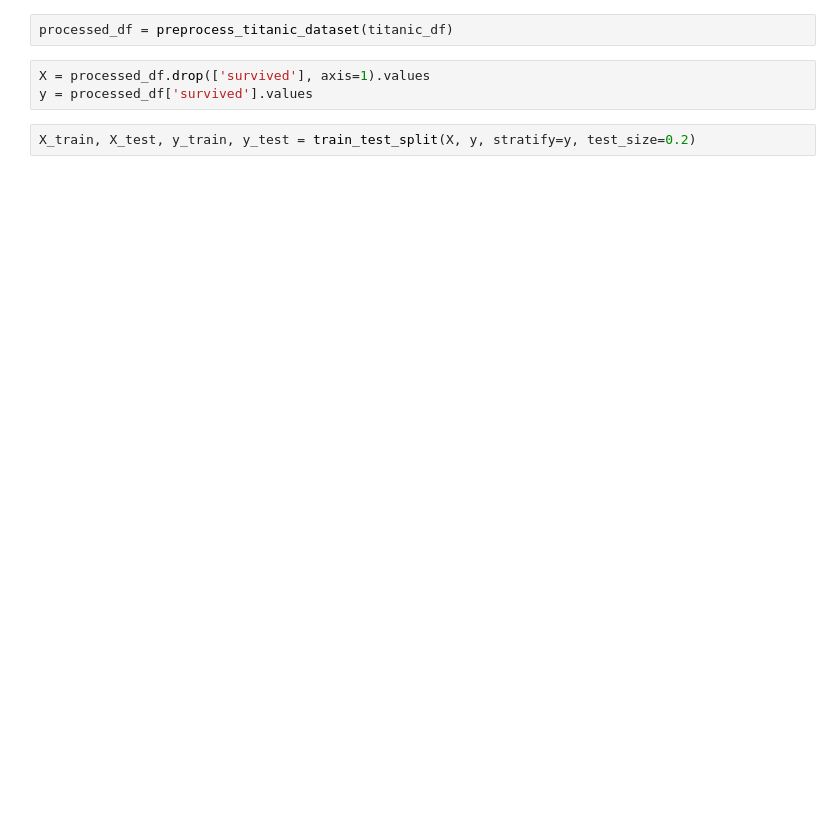
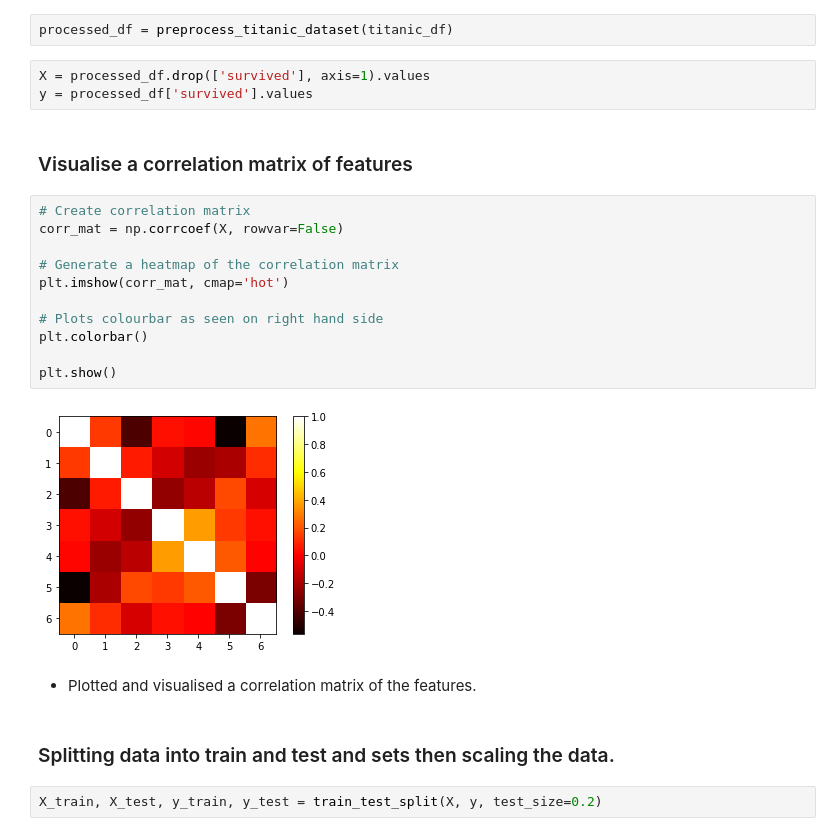
Before and after one commit to vipulpopat/MSCAI_CE4021_Project, a Jupyter notebook: Etivity_10131531.ipynb, the cells around one changed output. Cells and saved outputs as stored; diff of their text form; blank space fills up the shorter version.

Commit message:
add team feedback
- Added label axis
- Comments on outputs and visualisation
- Summary table of results
- Scaling the data

```diff
--- a/Etivity_10131531.ipynb
+++ b/Etivity_10131531.ipynb
@@ -99,5 +144,24 @@ processed_df = preprocess_titanic_dataset(titanic_df)
 # %%
 X = processed_df.drop(['survived'], axis=1).values
 y = processed_df['survived'].values
+# %% [markdown]
+### Visualise a correlation matrix of features
+# %%
+# Create correlation matrix
+corr_mat = np.corrcoef(X, rowvar=False)
+
+# Generate a heatmap of the correlation matrix
+plt.imshow(corr_mat, cmap='hot')
+
+# Plots colourbar as seen on right hand side
+plt.colorbar()
+
+plt.show()
+# %% [output]
+[figure, added]
+# %% [markdown]
+* Plotted and visualised a correlation matrix of the features.
+# %% [markdown]
+### Splitting data into train and test and sets then scaling the data.
 # %%
-X_train, X_test, y_train, y_test = train_test_split(X, y, stratify=y, test_size=0.2)
+X_train, X_test, y_train, y_test = train_test_split(X, y, test_size=0.2)
```
Also changed, not shown: parts of 34 cells of this notebook.
